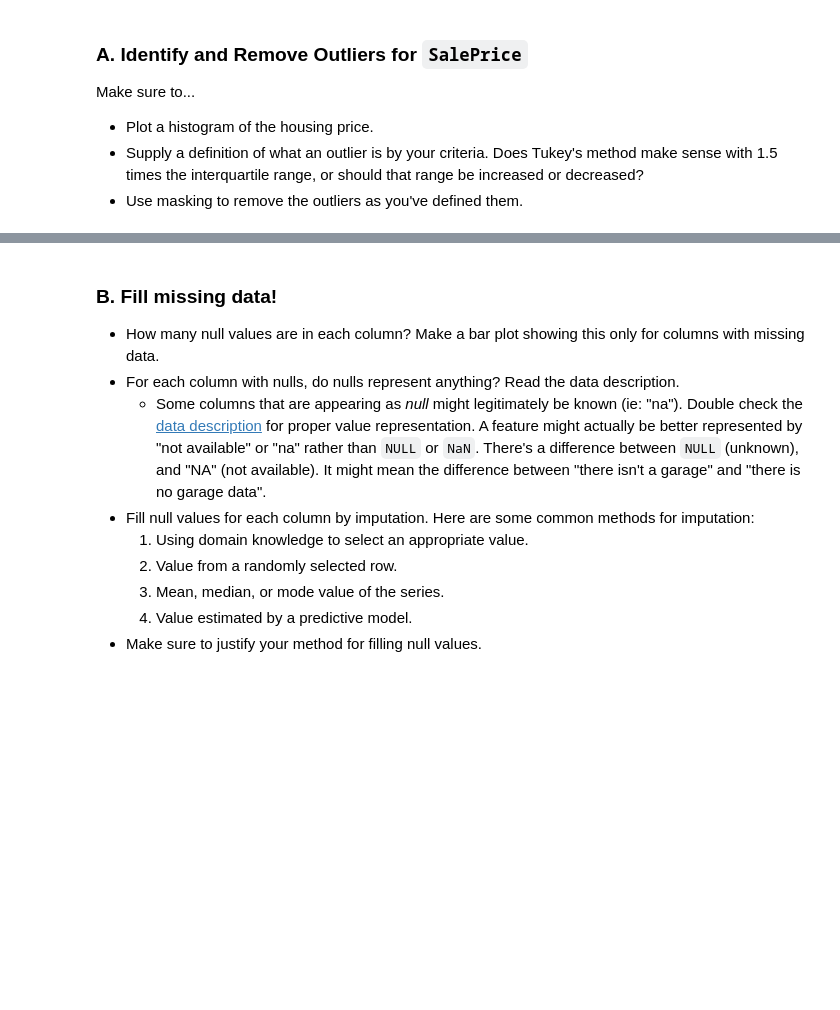
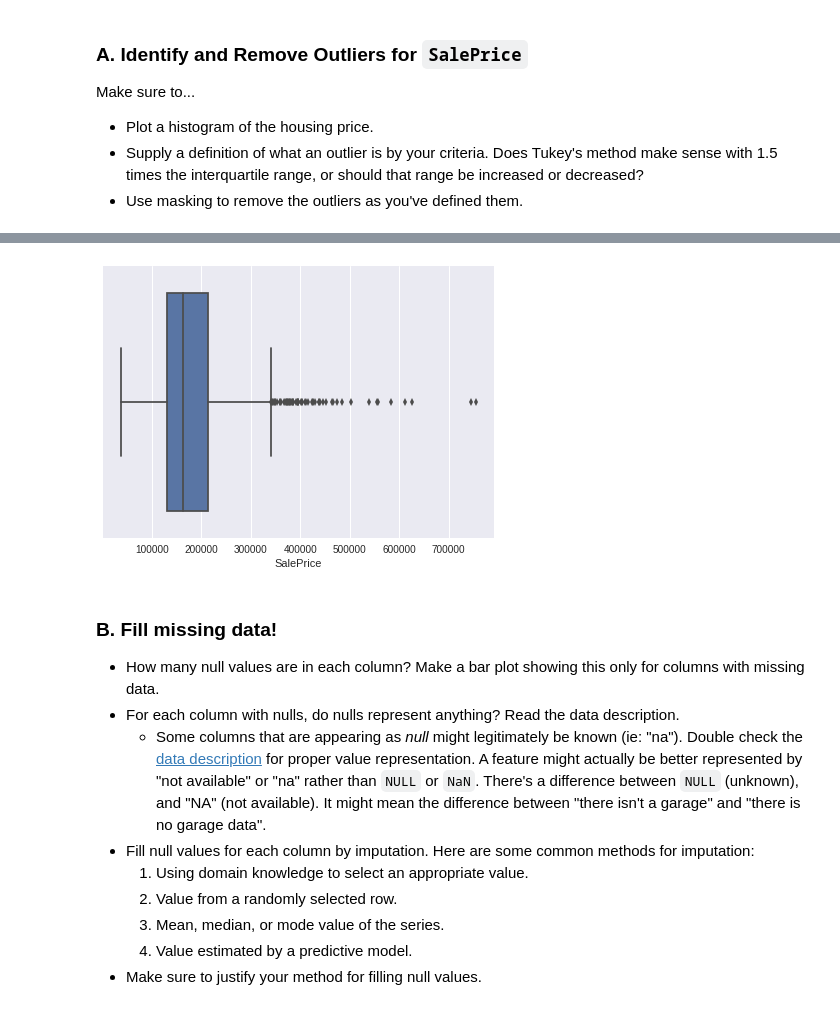
Before and after one commit to Uyentruong236/Ames_Housing, a Jupyter notebook: ipynb/project_2_starter.ipynb, the cells around one changed output, grey strips where cells are left out. Drawn from its saved outputs; the diff is of its cells as text; code cells hidden in the pictures; blank space fills up the shorter version.

```diff
--- a/ipynb/project_2_starter.ipynb
+++ b/ipynb/project_2_starter.ipynb
@@ -245,3 +247,8 @@ plt.show()
+# %%
+plt.figure(1, figsize=(7,5))
+_ = sns.boxplot(df_num['SalePrice'])
+# %% [output]
+[figure, added]
 # %% [markdown]
 ### B. Fill missing data!
 
```
Also changed, not shown: parts of 13 cells of this notebook.
